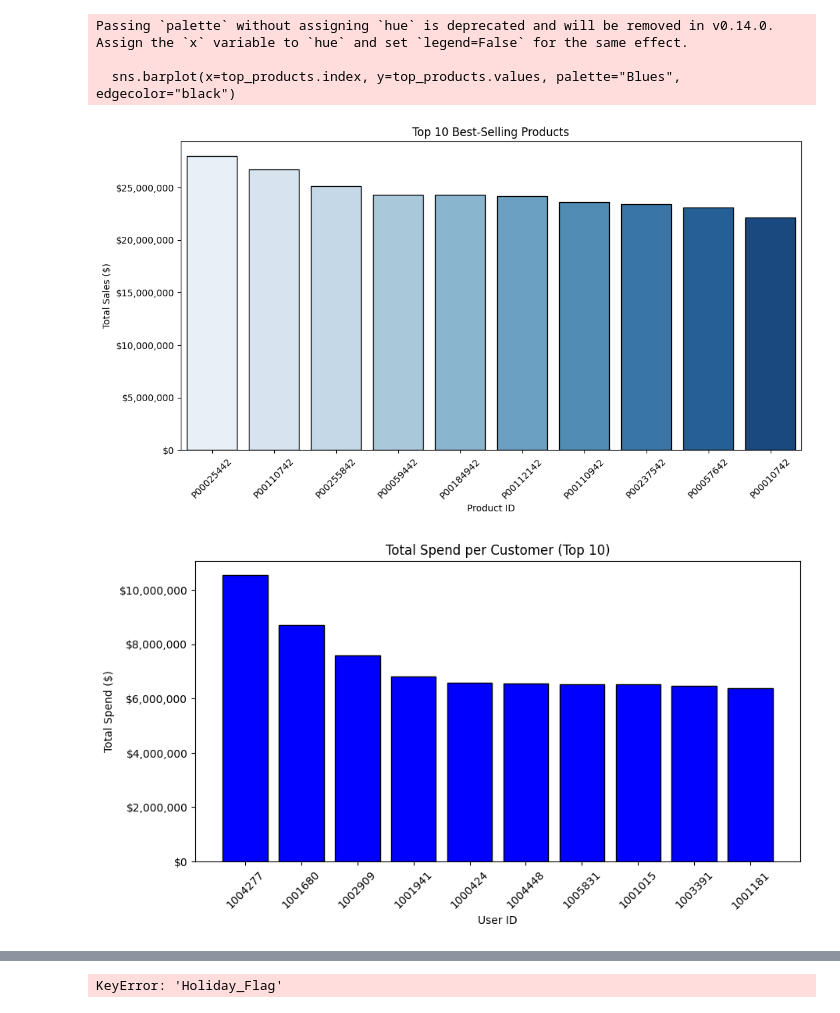
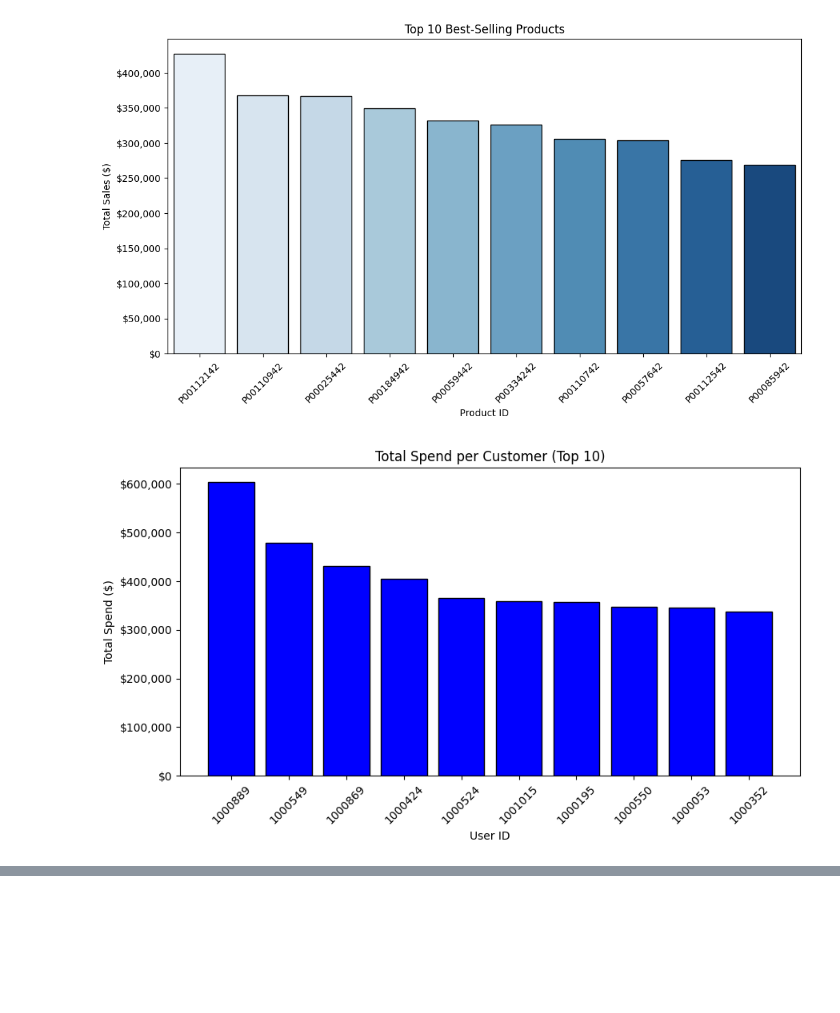
Before and after one commit to Gitty-Code704/Walmart-Sales-Data-Analytics-Capstone-2025, a Jupyter notebook: Walmart Sales Jupyter Notebook.ipynb, the cells around one changed output, grey strips where cells are left out. Cells and saved outputs as stored; diff of their text form; code cells hidden in the pictures; blank space fills up the shorter version.

Commit message:
updated relative file path(s) and readme file

```diff
--- a/Walmart Sales Jupyter Notebook.ipynb
+++ b/Walmart Sales Jupyter Notebook.ipynb
@@ -224,13 +244,22 @@ Combined data saved to 'combined_walmart_data.csv'
 # %%
-# Data Visualization for Walmart Sales Data
+# Data Visualization for Combined Walmart Sales Data
+import pandas as pd
 import matplotlib.pyplot as plt
 import matplotlib.ticker as mtick
 from matplotlib.ticker import ScalarFormatter
 import seaborn as sns
+import warnings
+warnings.filterwarnings('ignore')
 
-# Convert absolute path to relative
-file_path = os.path.relpath(r"c:\Users\Kyisha\OneDrive\Walmart Sales Data Analytics Capstone 2025\combined_walmart_data.csv")
+# Column  13 in combined dataset has mixed data types so it must be specified as a string
+dtype = {'column_name': str}
 
+# Load the combined dataset
+df = pd.read_csv(os.path.join(base_dir, "combined_walmart_data.csv"))
+
+# Findings from the data
+
+# 1. Top selling products
 # Group by Product ID and the purchase amounts
 top_products = df.groupby("Product_ID")["Purchase"].sum().sort_values(ascending=False).head(10)
 
@@ -250,6 +279,7 @@ plt.gca().yaxis.set_major_formatter(plt.FuncFormatter(lambda x, _: f"${x:,.0f}")
 # Show the plot
 plt.show()
 
+#2. Top 10 spenders
 # Group data by User_ID and total purchase amounts
 total_spend = df.groupby("User_ID")["Purchase"].sum().sort_values(ascending=False).head(10)  # Top 10 spenders
 
@@ -273,51 +303,42 @@ plt.gca().yaxis.set_major_formatter(mtick.FuncFormatter(lambda x, _: f"${x:,.0f}
 # Show plot
 plt.show()
 
-# Average Spend per Age Group (Bar Chart)
+# 3. Average Spent by Age Group
+
 # Convert 'Age' to string for better grouping in the plot
 df["Age"] = df["Age"].astype(str)
 
-# Calculate average spend per age group, rounded to 2 decimal places
+# Calculate average spent per age group, rounded to 2 decimal places
 avg_spend_age = df.groupby("Age")["Purchase"].mean().round(2)
 
 # Create a bar chart
 plt.figure(figsize=(10, 5))
 avg_spend_age.plot(kind="bar", color="lightcoral", edgecolor="black")
 
 # Labels & Title
 plt.xlabel("Age Group")
 plt.ylabel("Average Purchase Amount ($)")
 plt.title("Average Spending per Age Group")
 plt.xticks(rotation=45)
 
 # Y-axis as dollars with commas
 plt.gca().yaxis.set_major_formatter(mtick.FuncFormatter(lambda x, _: f"${x:,.2f}"))
 
 # Show plot
 plt.show()
 
-# Holiday vs. Non-Holiday Sales (Pie Chart)
+# 4.  Holiday vs. Non-Holiday Sales (Pie Chart)
 sales_holiday = df.groupby("Holiday_Flag")["Weekly_Sales"].sum()
 labels = ["Non-Holiday Sales", "Holiday Sales"]
 colors = ["green", "red"]
 
 plt.figure(figsize=(6, 6))
 plt.pie(sales_holiday, labels=labels, autopct="%1.1f%%", colors=colors, startangle=140)
 plt.title("Holiday vs. Non-Holiday Sales")
 plt.show()
 
-# Save the plots as images
-plt.savefig("top_selling_products.png")
-plt.savefig("total_spend_per_customer.png")
-plt.savefig("average_spend_per_age_group.png")
-plt.savefig("holiday_vs_non_holiday_sales.png")
-
-print("Plots saved as images.")
 # End of the script
-# Note: Ensure that the paths and filenames are correct for your environment.
+# Note: Ensure that packages, paths, and filenames are correct for your environment.
 # %% [output]
-Passing `palette` without assigning `hue` is deprecated and will be removed in v0.14.0. Assign the `x` variable to `hue` and set `legend=False` for the same effect.
-
-  sns.barplot(x=top_products.index, y=top_products.values, palette="Blues", edgecolor="black")
-[figure, old version]
+[figure, new version]
-[figure, old version]
+[figure, new version]
@@ -325 +345,0 @@ Passing `palette` without assigning `hue` is deprecated and will be removed in v
-KeyError: 'Holiday_Flag'
```
Also changed, not shown: parts of 4 cells of this notebook, 17 other files.
